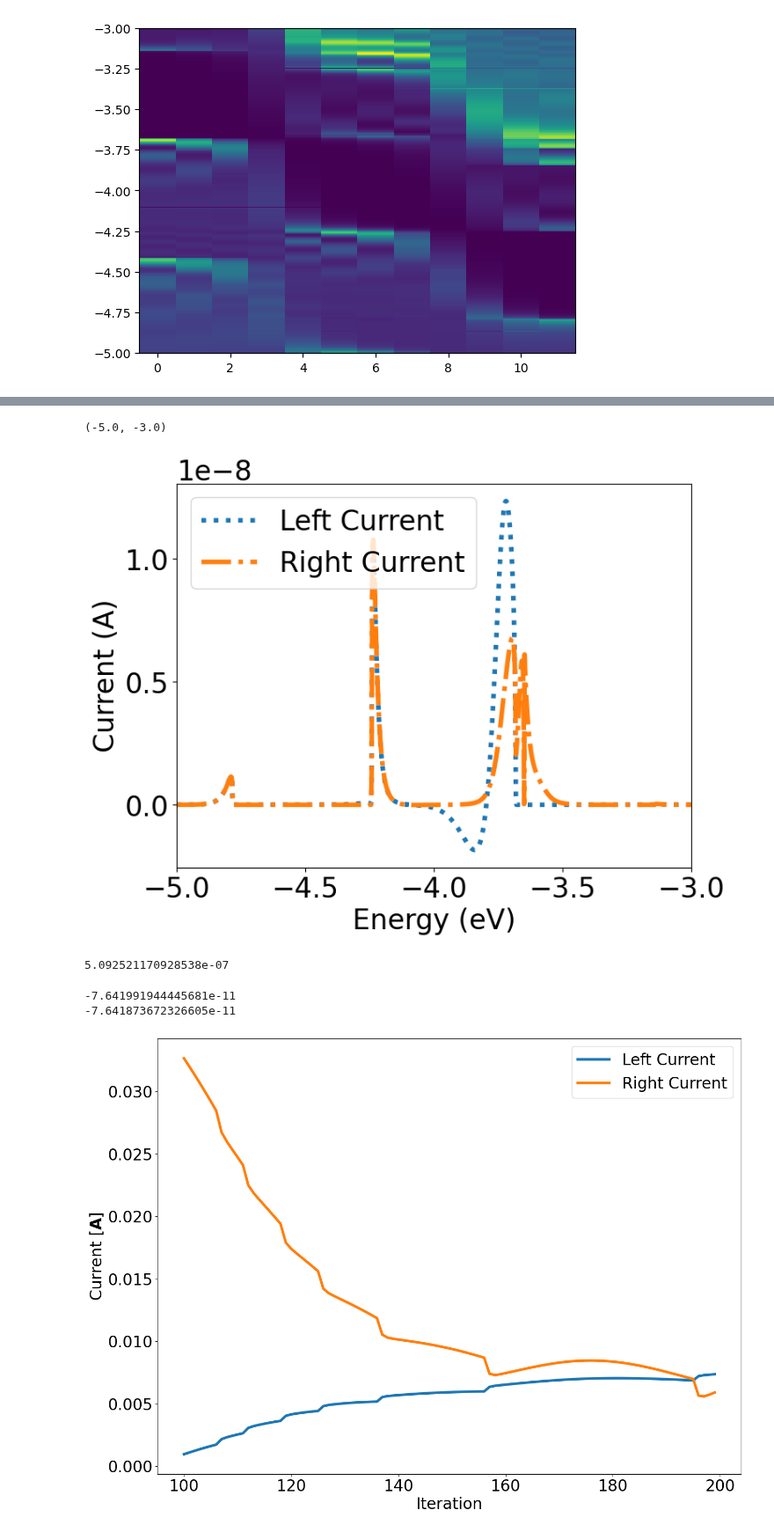
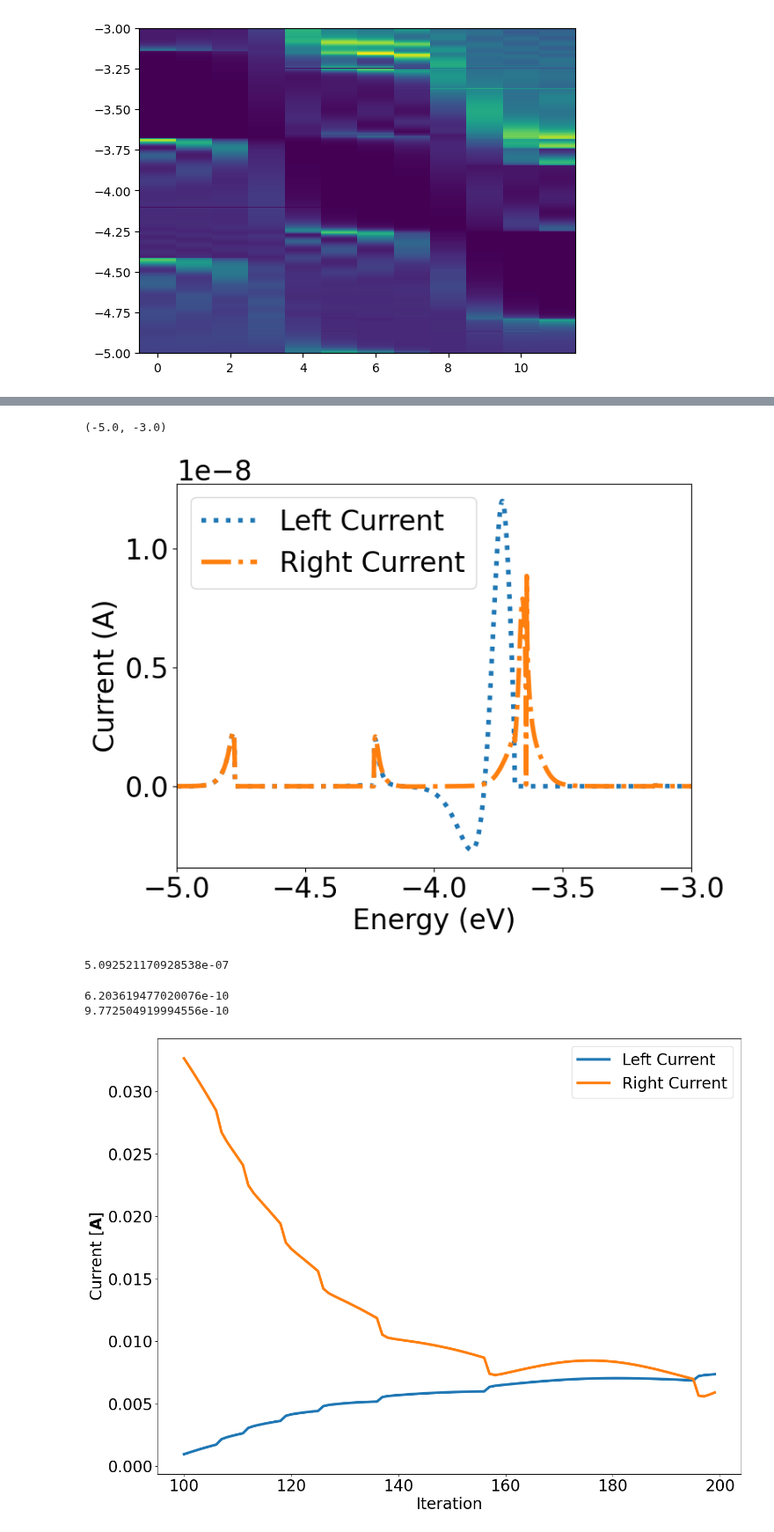
Before and after one commit to Nano-TCAD/QuaTrEx, a Jupyter notebook: quatrex/results/80TFET72/analysis.ipynb, the cells around one changed output, grey strips where cells are left out. Shown at 88% size. Drawn from its saved outputs; the diff is of its cells as text; code cells hidden in the pictures.

```diff
--- a/quatrex/results/80TFET72/analysis.ipynb
+++ b/quatrex/results/80TFET72/analysis.ipynb
@@ -302,35 +286,35 @@ Conservation condition satisfied at iteration 99
 # %%
-iter = 1
+iter = 29
 font = {'weight' : 'normal',
 'size'   : 24}
 matplotlib.rc('font', **font)
 IDE_temp = np.loadtxt('IDE_' + str(iter) + '.dat').view(complex)
 plt.figure(figsize = (8, 6))
 plt.plot(E, IDE_temp.real[:,0], label = 'Left Current', linewidth = 4, linestyle = ':')
 # plt.plot(E, IDE_temp.real[:,1], label = 'Left Current', linewidth = 4)
 # plt.plot(E, IDE_temp.real[:,3], label = 'Left Current', linewidth = 4)
 # plt.plot(E, IDE_temp.real[:,5], label = 'Left Current', linewidth = 4)
 # plt.plot(E, IDE_temp.real[:,7], label = 'Left Current', linewidth = 4)
 plt.plot(E, IDE_temp.real[:,-1], label = 'Right Current', linewidth = 4, linestyle = 'dashdot')
 plt.xlabel('Energy (eV)')
 plt.ylabel('Current (A)')
 plt.legend()
 plt.xlim(-5, -3)
 # %% [output]
 (-5.0, -3.0)
-[figure, old version]
+[figure, new version]
 # %%
 print(np.sum(IDE_temp.real[:, 0]))
 # %% [output]
 5.092521170928538e-07
 # %%
-iter = 80
+iter = 19
 IDE_temp = np.loadtxt('IDE_' + str(iter) + '.dat').view(complex)
 print(np.sum(IDE_temp.real, axis = 0)[0] * dE)
 print(np.sum(IDE_temp.real, axis = 0)[-2] * dE)
 # %% [output]
--7.641991944445681e-11
--7.641873672326605e-11
+6.203619477020076e-10
+9.772504919994556e-10
 # %%
 plt.figure(figsize=(16,12))
 plt.plot(np.arange(num_iter)[100:], ID_L[100:], label = 'Left Current', linewidth = 4)
```
Also changed, not shown: parts of 2 cells of this notebook, 2 other files.
